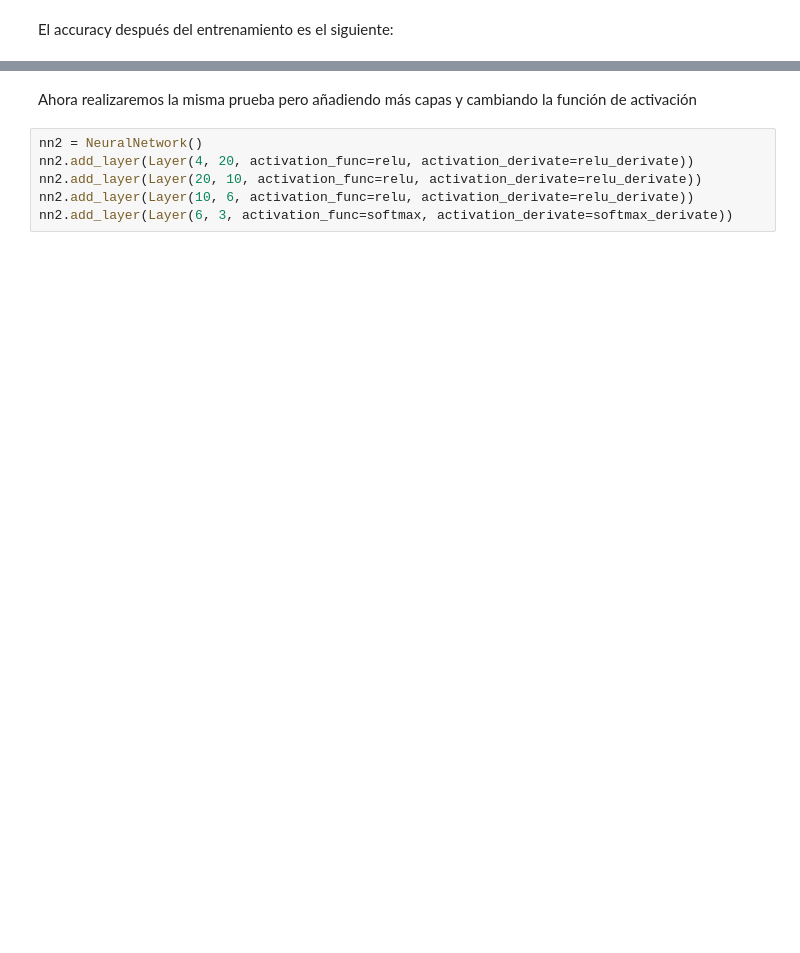
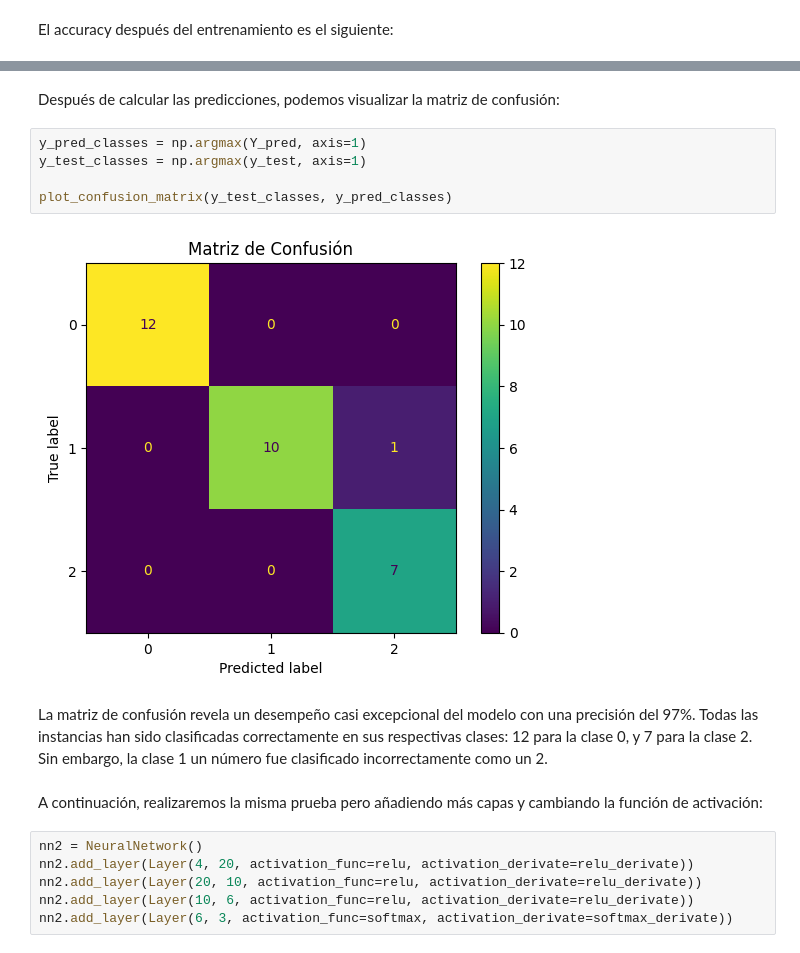
Before and after one commit to adoojeda/ModularNNEngine, a Jupyter notebook: main.ipynb, the cells around one changed output, grey strips where cells are left out. Cells and saved outputs as stored; diff of their text form; blank space fills up the shorter version.

Commit message:
Tests Improvements

```diff
--- a/main.ipynb
+++ b/main.ipynb
@@ -61,5 +62,16 @@ Accuracy after training (on test):  0.9
+# %% [markdown]
+Después de calcular las predicciones, podemos visualizar la matriz de confusión:
+# %%
+y_pred_classes = np.argmax(Y_pred, axis=1)
+y_test_classes = np.argmax(y_test, axis=1)
+
+plot_confusion_matrix(y_test_classes, y_pred_classes)
+# %% [output]
+[figure, added]
+# %% [markdown]
+La matriz de confusión revela un desempeño casi excepcional del modelo con una precisión del 97%. Todas las instancias han sido clasificadas correctamente en sus respectivas clases: 12 para la clase 0, y 7 para la clase 2. Sin embargo, la clase 1 un número fue clasificado incorrectamente como un 2.
 # %% [markdown]
-Ahora realizaremos la misma prueba pero añadiendo más capas y cambiando la función de activación
+A continuación, realizaremos la misma prueba pero añadiendo más capas y cambiando la función de activación:
 # %%
 nn2 = NeuralNetwork()
 nn2.add_layer(Layer(4, 20, activation_func=relu, activation_derivate=relu_derivate))
```
Also changed, not shown: parts of 40 cells of this notebook, 1 other file.
